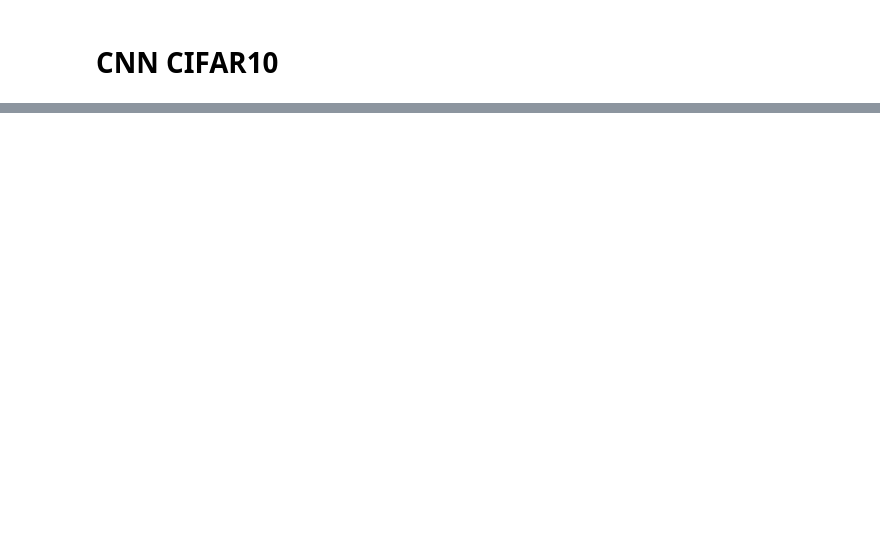
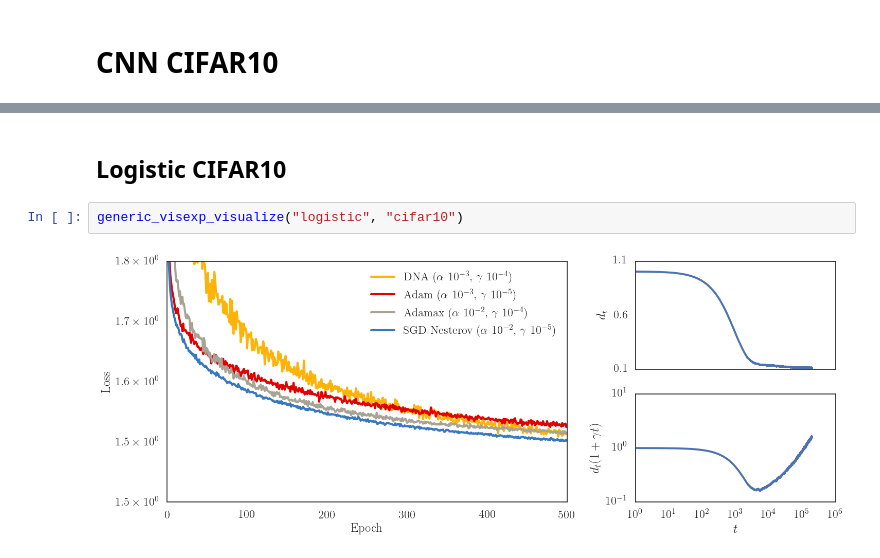
Before and after one commit to jayanthkoushik/sgd-feedback, a Jupyter notebook: src/compare_opts.ipynb, the cells around one changed output, grey strips where cells are left out. Cells and saved outputs as stored; diff of their text form; blank space fills up the shorter version.

```diff
--- a/src/compare_opts.ipynb
+++ b/src/compare_opts.ipynb
@@ -94,0 +176,6 @@ fig.tight_layout()
+# %% [markdown]
+## Logistic CIFAR10
+# %%
+generic_visexp_visualize("logistic", "cifar10")
+# %% [output]
+[figure, added]
```
Also changed, not shown: parts of 18 cells of this notebook, 12 other files.
